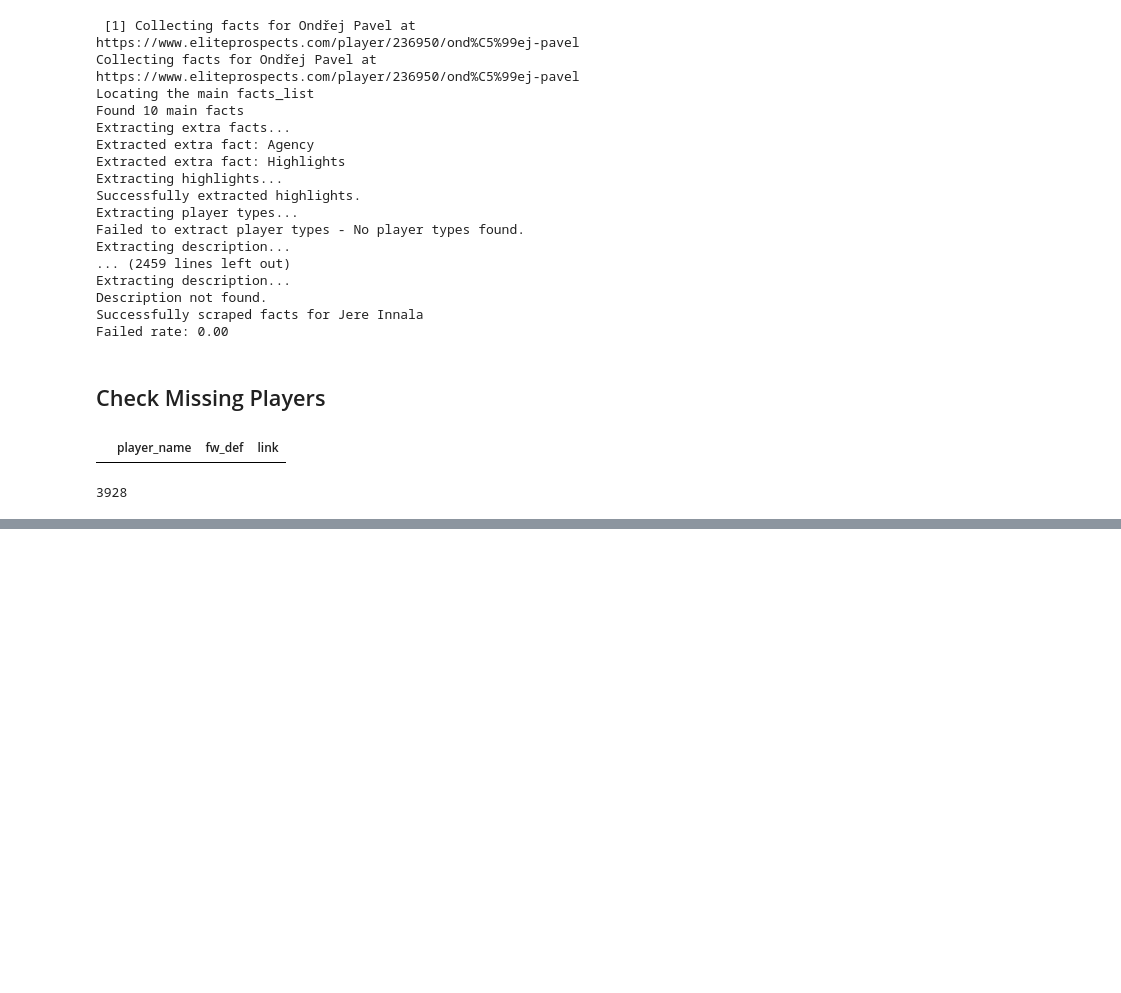
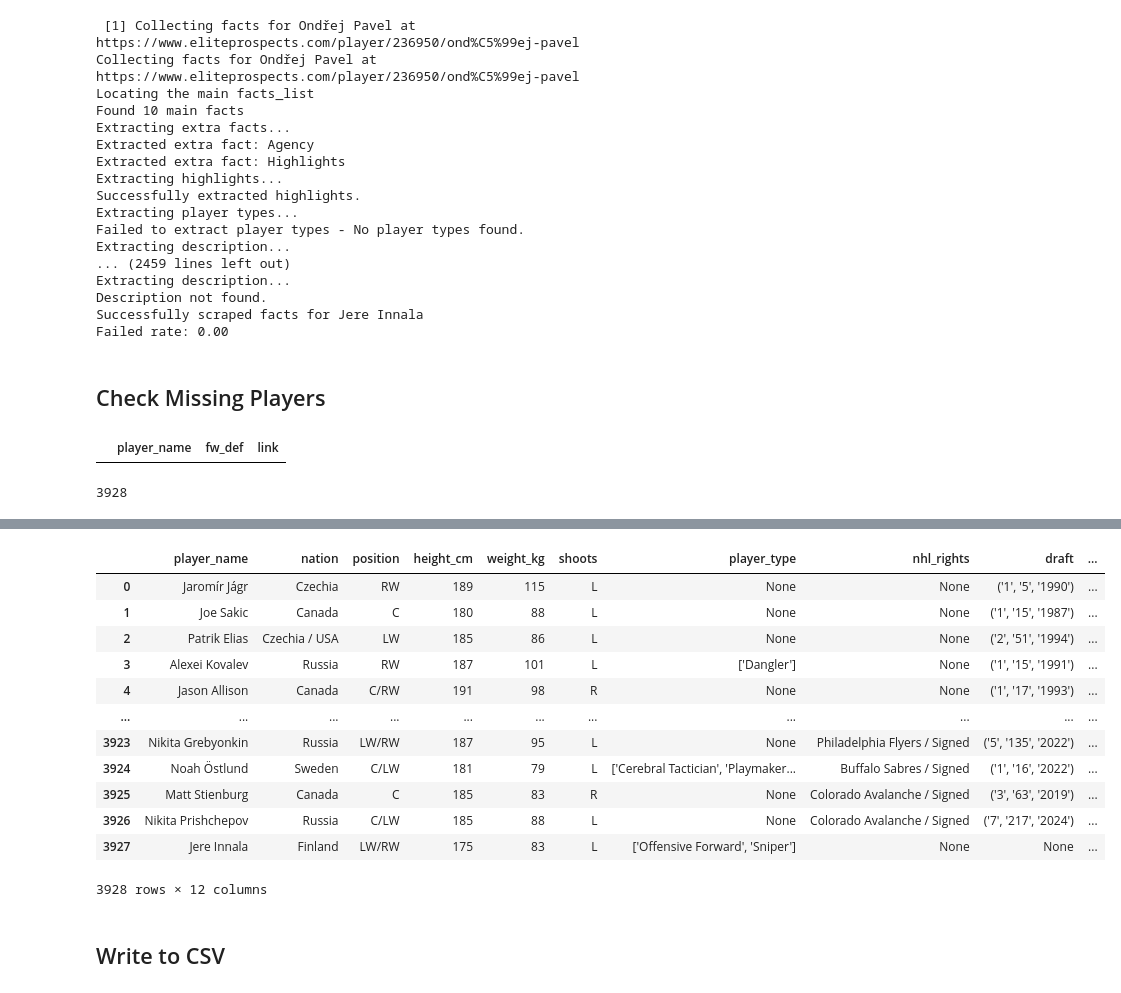
Before and after one commit to shigenogoro/NHL-Prospect-Predictor, a Jupyter notebook: eliteprospects_scraper/player-facts-preparation.ipynb, the cells around one changed output, grey strips where cells are left out. Cells and saved outputs as stored; diff of their text form; code cells hidden in the pictures; blank space fills up the shorter version.

Commit message:
Merge player_link_ep into facts

```diff
--- a/eliteprospects_scraper/player-facts-preparation.ipynb
+++ b/eliteprospects_scraper/player-facts-preparation.ipynb
@@ -1113,0 +1121,30 @@ driver.quit()
+# %%
+# Read in nhl_players_facts.csv
+nhl_players_facts = pd.read_csv('./data/nhl/facts/nhl_players_facts.csv')
+# %%
+# Merge the two dataframes
+nhl_players_facts = nhl_players_facts.merge(nhl_players_metadata[['player_name', 'link']], on='player_name', how='left')
+# %%
+# Rename the column
+nhl_players_facts = nhl_players_facts.rename(columns={'link': 'player_link_ep'})
+# %%
+# Change all the NaN to None
+nhl_players_facts = nhl_players_facts.where(pd.notnull(nhl_players_facts), None)
+# %%
+nhl_players_facts
+# %% [output]
+|  | player_name | nation | position | height_cm | weight_kg | shoots | player_type | nhl_rights | draft | ... |
+| 0 | Jaromír Jágr | Czechia | RW | 189 | 115 | L | None | None | ('1', '5', '1990') | ... |
+| 1 | Joe Sakic | Canada | C | 180 | 88 | L | None | None | ('1', '15', '1987') | ... |
+| 2 | Patrik Elias | Czechia / USA | LW | 185 | 86 | L | None | None | ('2', '51', '1994') | ... |
+| 3 | Alexei Kovalev | Russia | RW | 187 | 101 | L | ['Dangler'] | None | ('1', '15', '1991') | ... |
+| 4 | Jason Allison | Canada | C/RW | 191 | 98 | R | None | None | ('1', '17', '1993') | ... |
+| ... | ... | ... | ... | ... | ... | ... | ... | ... | ... | ... |
+| 3923 | Nikita Grebyonkin | Russia | LW/RW | 187 | 95 | L | None | Philadelphia Flyers / Signed | ('5', '135', '2022') | ... |
+| 3924 | Noah Östlund | Sweden | C/LW | 181 | 79 | L | ['Cerebral Tactician', 'Playmaker... | Buffalo Sabres / Signed | ('1', '16', '2022') | ... |
+| 3925 | Matt Stienburg | Canada | C | 185 | 83 | R | None | Colorado Avalanche / Signed | ('3', '63', '2019') | ... |
+| 3926 | Nikita Prishchepov | Russia | C/LW | 185 | 88 | L | None | Colorado Avalanche / Signed | ('7', '217', '2024') | ... |
+| 3927 | Jere Innala | Finland | LW/RW | 175 | 83 | L | ['Offensive Forward', 'Sniper'] | None | None | ... |
+3928 rows × 12 columns
+# %% [markdown]
+## Write to CSV
```
Also changed, not shown: parts of 4 cells of this notebook, 1 other file.
